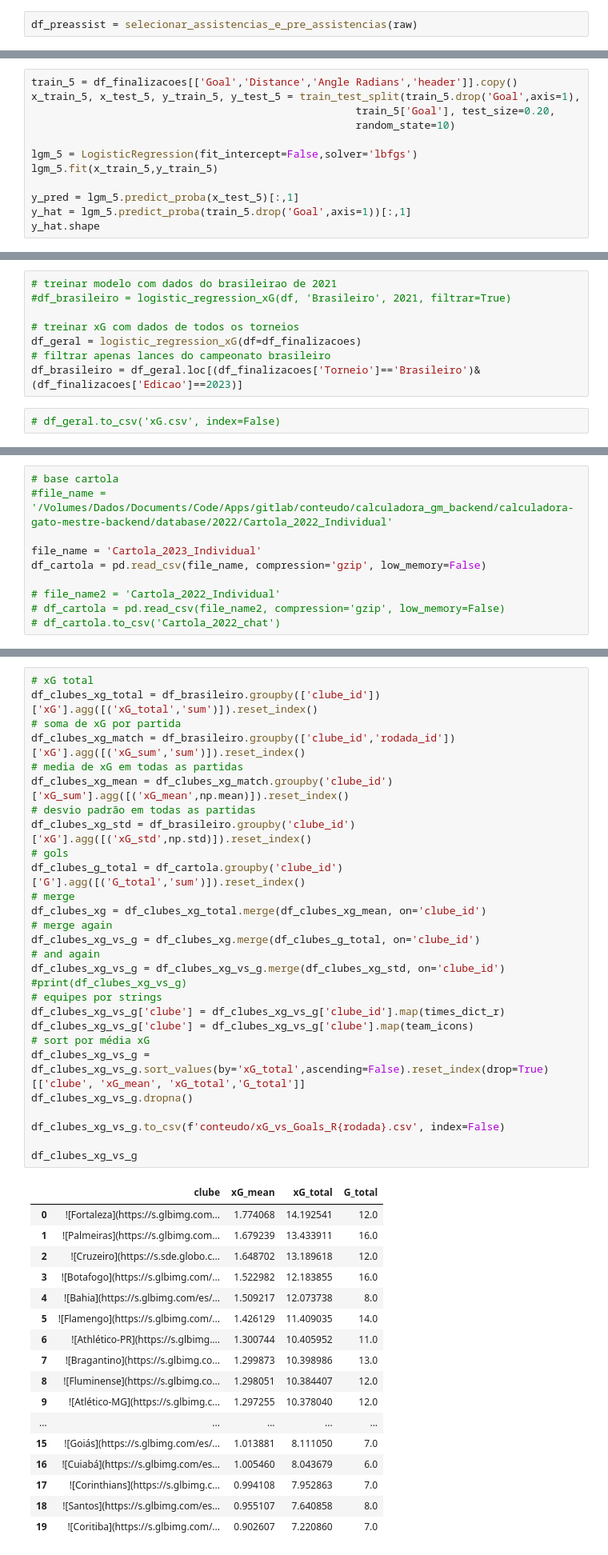
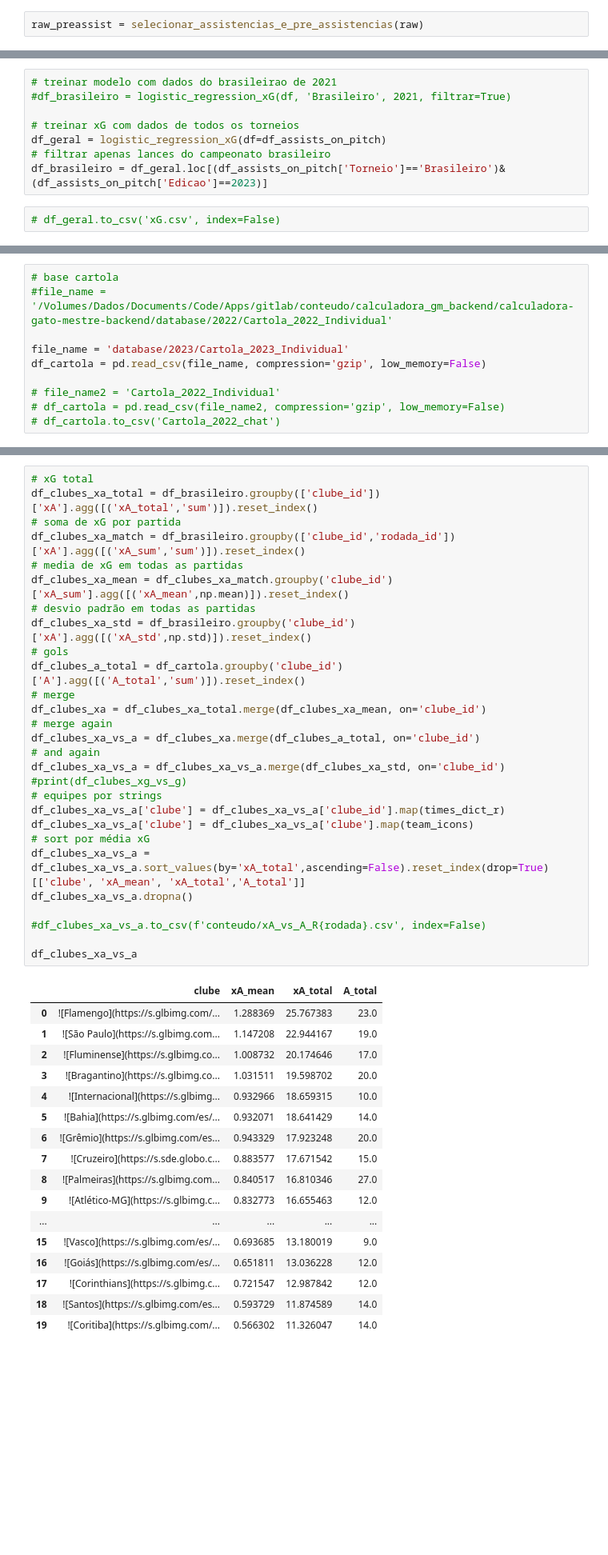
Before and after one commit to patalanov/gm-ml, a Jupyter notebook: gm_xa.ipynb, the cells around one changed output, grey strips where cells are left out. Shown at 80% size. Saved outputs shown, nothing was run; the diff lists cells and outputs as text; blank space fills up the shorter version.

```diff
--- a/gm_xa.ipynb
+++ b/gm_xa.ipynb
@@ -249,3 +264,3 @@ def selecionar_assistencias_e_pre_assistencias(df):
 # %%
-df_preassist = selecionar_assistencias_e_pre_assistencias(raw)
+raw_preassist = selecionar_assistencias_e_pre_assistencias(raw)
 # %%
@@ -619,12 +311,0 @@ Outra vantagem da curva ROC é que se optássemos por usar outras técnicas de c
-# %%
-train_5 = df_finalizacoes[['Goal','Distance','Angle Radians','header']].copy()
-x_train_5, x_test_5, y_train_5, y_test_5 = train_test_split(train_5.drop('Goal',axis=1),
-                                                    train_5['Goal'], test_size=0.20,
-                                                    random_state=10)
-
-lgm_5 = LogisticRegression(fit_intercept=False,solver='lbfgs')
-lgm_5.fit(x_train_5,y_train_5)
-
-y_pred = lgm_5.predict_proba(x_test_5)[:,1]
-y_hat = lgm_5.predict_proba(train_5.drop('Goal',axis=1))[:,1]
-y_hat.shape
@@ -964,9 +594,9 @@ def logistic_regression_xG(df=None, torneio=None, edicao=None, filtrar=False):
 #df_brasileiro = logistic_regression_xG(df, 'Brasileiro', 2021, filtrar=True)
 
 # treinar xG com dados de todos os torneios
-df_geral = logistic_regression_xG(df=df_finalizacoes)
+df_geral = logistic_regression_xG(df=df_assists_on_pitch)
 # filtrar apenas lances do campeonato brasileiro
-df_brasileiro = df_geral.loc[(df_finalizacoes['Torneio']=='Brasileiro')&(df_finalizacoes['Edicao']==2023)]
+df_brasileiro = df_geral.loc[(df_assists_on_pitch['Torneio']=='Brasileiro')&(df_assists_on_pitch['Edicao']==2023)]
 # %%
 # df_geral.to_csv('xG.csv', index=False)
 # %%
@@ -1083,7 +713,7 @@ memory usage: 578.0+ KB
 # base cartola
 #file_name = '/Volumes/Dados/Documents/Code/Apps/gitlab/conteudo/calculadora_gm_backend/calculadora-gato-mestre-backend/database/2022/Cartola_2022_Individual'
 
-file_name = 'Cartola_2023_Individual'
+file_name = 'database/2023/Cartola_2023_Individual'
 df_cartola = pd.read_csv(file_name, compression='gzip', low_memory=False)
 
 # file_name2 = 'Cartola_2022_Individual'
@@ -1159,50 +789,50 @@ Calcular o xG agregado por clubes.
 - comparar total vs média
 # %%
 # xG total
-df_clubes_xg_total = df_brasileiro.groupby(['clube_id'])['xG'].agg([('xG_total','sum')]).reset_index()
+df_clubes_xa_total = df_brasileiro.groupby(['clube_id'])['xA'].agg([('xA_total','sum')]).reset_index()
 # soma de xG por partida
-df_clubes_xg_match = df_brasileiro.groupby(['clube_id','rodada_id'])['xG'].agg([('xG_sum','sum')]).reset_index()
+df_clubes_xa_match = df_brasileiro.groupby(['clube_id','rodada_id'])['xA'].agg([('xA_sum','sum')]).reset_index()
 # media de xG em todas as partidas
-df_clubes_xg_mean = df_clubes_xg_match.groupby('clube_id')['xG_sum'].agg([('xG_mean',np.mean)]).reset_index()
+df_clubes_xa_mean = df_clubes_xa_match.groupby('clube_id')['xA_sum'].agg([('xA_mean',np.mean)]).reset_index()
 # desvio padrão em todas as partidas
-df_clubes_xg_std = df_brasileiro.groupby('clube_id')['xG'].agg([('xG_std',np.std)]).reset_index()
+df_clubes_xa_std = df_brasileiro.groupby('clube_id')['xA'].agg([('xA_std',np.std)]).reset_index()
 # gols
-df_clubes_g_total = df_cartola.groupby('clube_id')['G'].agg([('G_total','sum')]).reset_index()
+df_clubes_a_total = df_cartola.groupby('clube_id')['A'].agg([('A_total','sum')]).reset_index()
 # merge
-df_clubes_xg = df_clubes_xg_total.merge(df_clubes_xg_mean, on='clube_id')
+df_clubes_xa = df_clubes_xa_total.merge(df_clubes_xa_mean, on='clube_id')
 # merge again
-df_clubes_xg_vs_g = df_clubes_xg.merge(df_clubes_g_total, on='clube_id')
+df_clubes_xa_vs_a = df_clubes_xa.merge(df_clubes_a_total, on='clube_id')
 # and again
-df_clubes_xg_vs_g = df_clubes_xg_vs_g.merge(df_clubes_xg_std, on='clube_id')
+df_clubes_xa_vs_a = df_clubes_xa_vs_a.merge(df_clubes_xa_std, on='clube_id')
 #print(df_clubes_xg_vs_g)
 # equipes por strings
-df_clubes_xg_vs_g['clube'] = df_clubes_xg_vs_g['clube_id'].map(times_dict_r)
-df_clubes_xg_vs_g['clube'] = df_clubes_xg_vs_g['clube'].map(team_icons)
+df_clubes_xa_vs_a['clube'] = df_clubes_xa_vs_a['clube_id'].map(times_dict_r)
+df_clubes_xa_vs_a['clube'] = df_clubes_xa_vs_a['clube'].map(team_icons)
 # sort por média xG
-df_clubes_xg_vs_g = df_clubes_xg_vs_g.sort_values(by='xG_total',ascending=False).reset_index(drop=True)[['clube', 'xG_mean', 'xG_total','G_total']]
-df_clubes_xg_vs_g.dropna()
+df_clubes_xa_vs_a = df_clubes_xa_vs_a.sort_values(by='xA_total',ascending=False).reset_index(drop=True)[['clube', 'xA_mean', 'xA_total','A_total']]
+df_clubes_xa_vs_a.dropna()
 
-df_clubes_xg_vs_g.to_csv(f'conteudo/xG_vs_Goals_R{rodada}.csv', index=False)
+#df_clubes_xa_vs_a.to_csv(f'conteudo/xA_vs_A_R{rodada}.csv', index=False)
 
-df_clubes_xg_vs_g
+df_clubes_xa_vs_a
 # %% [output]
-|  | clube | xG_mean | xG_total | G_total |
-| 0 | ![Fortaleza](https://s.glbimg.com... | 1.774068 | 14.192541 | 12.0 |
-| 1 | ![Palmeiras](https://s.glbimg.com... | 1.679239 | 13.433911 | 16.0 |
-| 2 | ![Cruzeiro](https://s.sde.globo.c... | 1.648702 | 13.189618 | 12.0 |
-| 3 | ![Botafogo](https://s.glbimg.com/... | 1.522982 | 12.183855 | 16.0 |
-| 4 | ![Bahia](https://s.glbimg.com/es/... | 1.509217 | 12.073738 | 8.0 |
-| 5 | ![Flamengo](https://s.glbimg.com/... | 1.426129 | 11.409035 | 14.0 |
-| 6 | ![Athlético-PR](https://s.glbimg.... | 1.300744 | 10.405952 | 11.0 |
-| 7 | ![Bragantino](https://s.glbimg.co... | 1.299873 | 10.398986 | 13.0 |
-| 8 | ![Fluminense](https://s.glbimg.co... | 1.298051 | 10.384407 | 12.0 |
-| 9 | ![Atlético-MG](https://s.glbimg.c... | 1.297255 | 10.378040 | 12.0 |
+|  | clube | xA_mean | xA_total | A_total |
+| 0 | ![Flamengo](https://s.glbimg.com/... | 1.288369 | 25.767383 | 23.0 |
+| 1 | ![São Paulo](https://s.glbimg.com... | 1.147208 | 22.944167 | 19.0 |
+| 2 | ![Fluminense](https://s.glbimg.co... | 1.008732 | 20.174646 | 17.0 |
+| 3 | ![Bragantino](https://s.glbimg.co... | 1.031511 | 19.598702 | 20.0 |
+| 4 | ![Internacional](https://s.glbimg... | 0.932966 | 18.659315 | 10.0 |
+| 5 | ![Bahia](https://s.glbimg.com/es/... | 0.932071 | 18.641429 | 14.0 |
+| 6 | ![Grêmio](https://s.glbimg.com/es... | 0.943329 | 17.923248 | 20.0 |
+| 7 | ![Cruzeiro](https://s.sde.globo.c... | 0.883577 | 17.671542 | 15.0 |
+| 8 | ![Palmeiras](https://s.glbimg.com... | 0.840517 | 16.810346 | 27.0 |
+| 9 | ![Atlético-MG](https://s.glbimg.c... | 0.832773 | 16.655463 | 12.0 |
 | ... | ... | ... | ... | ... |
-| 15 | ![Goiás](https://s.glbimg.com/es/... | 1.013881 | 8.111050 | 7.0 |
-| 16 | ![Cuiabá](https://s.glbimg.com/es... | 1.005460 | 8.043679 | 6.0 |
-| 17 | ![Corinthians](https://s.glbimg.c... | 0.994108 | 7.952863 | 7.0 |
-| 18 | ![Santos](https://s.glbimg.com/es... | 0.955107 | 7.640858 | 8.0 |
-| 19 | ![Coritiba](https://s.glbimg.com/... | 0.902607 | 7.220860 | 7.0 |
+| 15 | ![Vasco](https://s.glbimg.com/es/... | 0.693685 | 13.180019 | 9.0 |
+| 16 | ![Goiás](https://s.glbimg.com/es/... | 0.651811 | 13.036228 | 12.0 |
+| 17 | ![Corinthians](https://s.glbimg.c... | 0.721547 | 12.987842 | 12.0 |
+| 18 | ![Santos](https://s.glbimg.com/es... | 0.593729 | 11.874589 | 14.0 |
+| 19 | ![Coritiba](https://s.glbimg.com/... | 0.566302 | 11.326047 | 14.0 |
 # %% [markdown]
 # Expected Points (xP)
 
```
Also changed, not shown: parts of 96 cells of this notebook.
